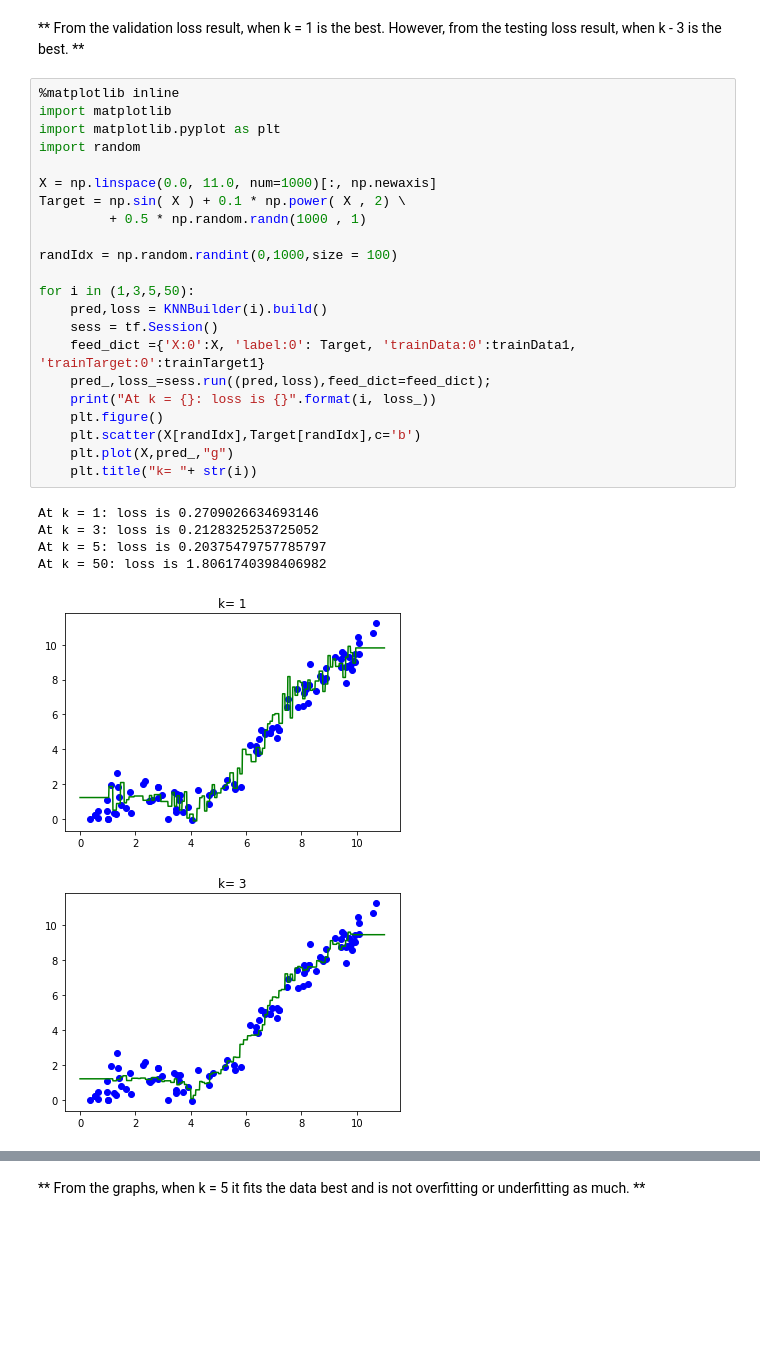
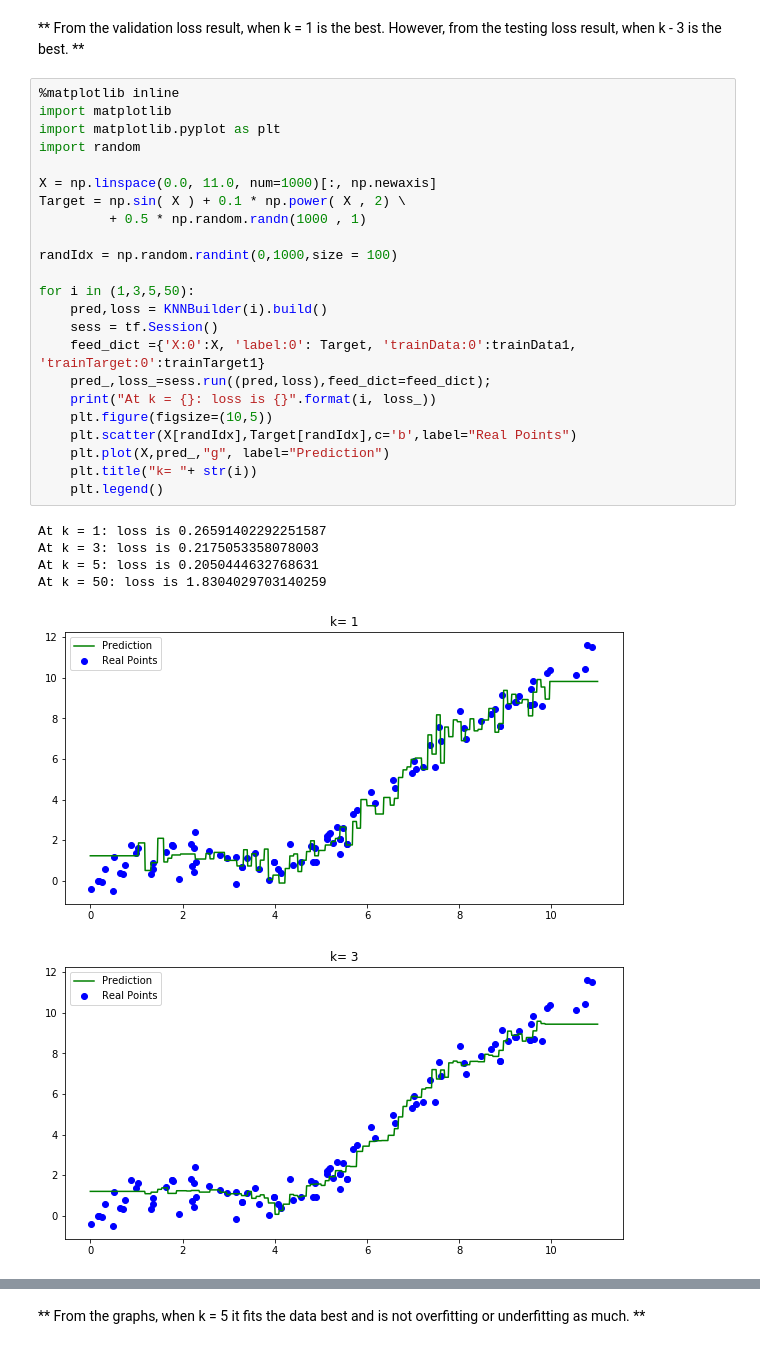
Before and after one commit to heherbertzhang/Machine-Learning-ECE521, a Jupyter notebook: Assignment 1/knn_lab.ipynb, the cells around one changed output, grey strips where cells are left out. Saved outputs shown, nothing was run; the diff lists cells and outputs as text; blank space fills up the shorter version.

```diff
--- a/Assignment 1/knn_lab.ipynb
+++ b/Assignment 1/knn_lab.ipynb
@@ -94,29 +94,30 @@ At k = 50:
 # %%
 %matplotlib inline
 import matplotlib
 import matplotlib.pyplot as plt
 import random
 
 X = np.linspace(0.0, 11.0, num=1000)[:, np.newaxis]
 Target = np.sin( X ) + 0.1 * np.power( X , 2) \
          + 0.5 * np.random.randn(1000 , 1)
 
 randIdx = np.random.randint(0,1000,size = 100)
 
 for i in (1,3,5,50):
     pred,loss = KNNBuilder(i).build()
     sess = tf.Session()
     feed_dict ={'X:0':X, 'label:0': Target, 'trainData:0':trainData1, 'trainTarget:0':trainTarget1}
     pred_,loss_=sess.run((pred,loss),feed_dict=feed_dict);
     print("At k = {}: loss is {}".format(i, loss_))
-    plt.figure()
-    plt.scatter(X[randIdx],Target[randIdx],c='b')
-    plt.plot(X,pred_,"g")
+    plt.figure(figsize=(10,5))
+    plt.scatter(X[randIdx],Target[randIdx],c='b',label="Real Points")
+    plt.plot(X,pred_,"g", label="Prediction")
     plt.title("k= "+ str(i))
+    plt.legend()
 # %% [output]
-At k = 1: loss is 0.2709026634693146
-At k = 3: loss is 0.2128325253725052
-At k = 5: loss is 0.20375479757785797
-At k = 50: loss is 1.8061740398406982
+At k = 1: loss is 0.26591402292251587
+At k = 3: loss is 0.2175053358078003
+At k = 5: loss is 0.2050444632768631
+At k = 50: loss is 1.8304029703140259
-[figure, old version]
+[figure, new version]
-[figure, old version]
+[figure, new version]
```
Also changed, not shown: parts of 17 cells of this notebook.
